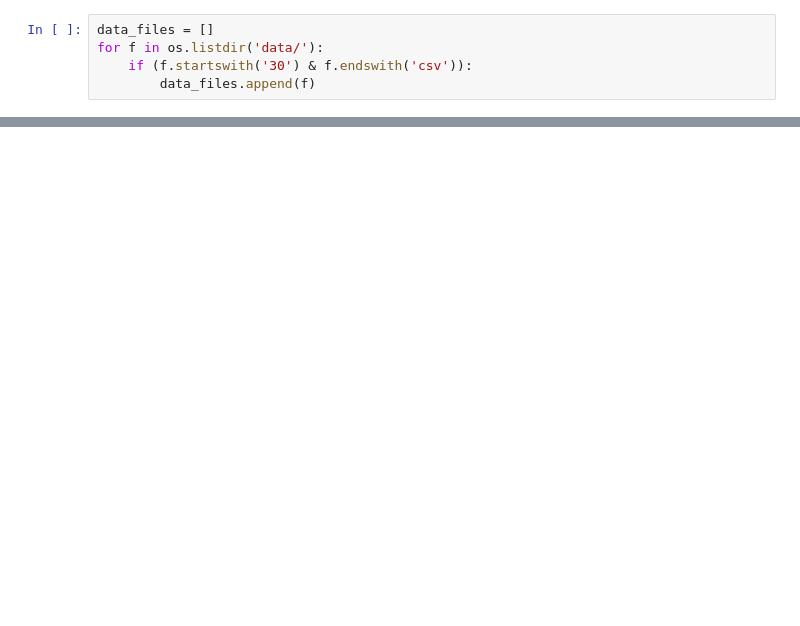
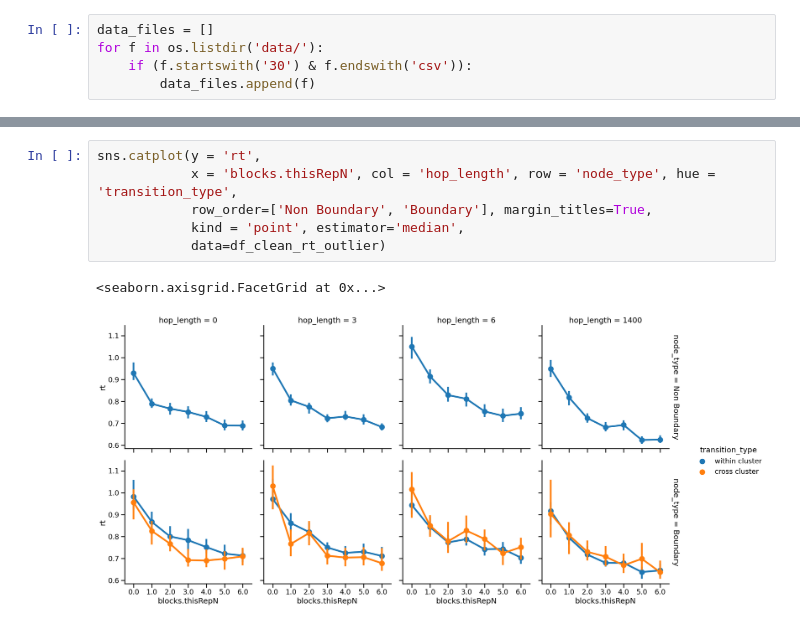
Before and after one commit to tejas-savalia/event-boundaries, a Jupyter notebook: eb_03/analyses/analysis_sandbox.ipynb, the cells around one changed output, grey strips where cells are left out. Saved outputs shown, nothing was run; the diff lists cells and outputs as text; blank space fills up the shorter version.

```diff
--- a/eb_03/analyses/analysis_sandbox.ipynb
+++ b/eb_03/analyses/analysis_sandbox.ipynb
@@ -72,0 +101,9 @@ sns.catplot(y = 'rt',
+# %%
+sns.catplot(y = 'rt',
+            x = 'blocks.thisRepN', col = 'hop_length', row = 'node_type', hue = 'transition_type',
+            row_order=['Non Boundary', 'Boundary'], margin_titles=True,
+            kind = 'point', estimator='median',
+            data=df_clean_rt_outlier)
+# %% [output]
+<seaborn.axisgrid.FacetGrid at 0x...>
+[figure, added]
```
Also changed, not shown: parts of 16 cells of this notebook.
